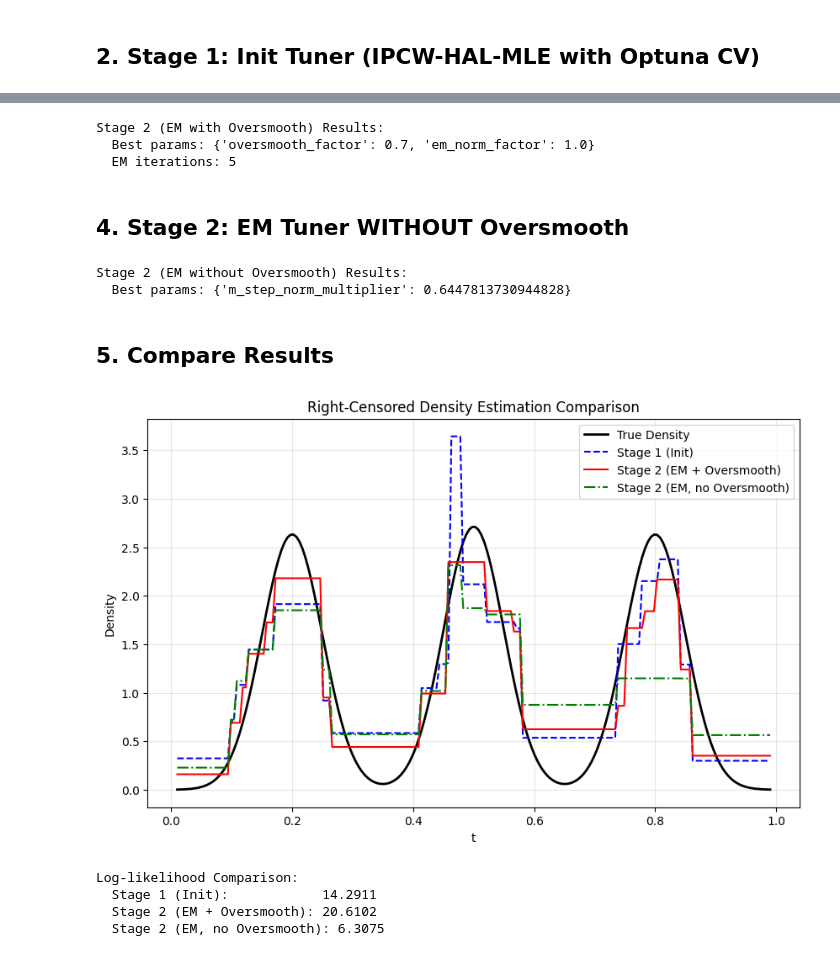
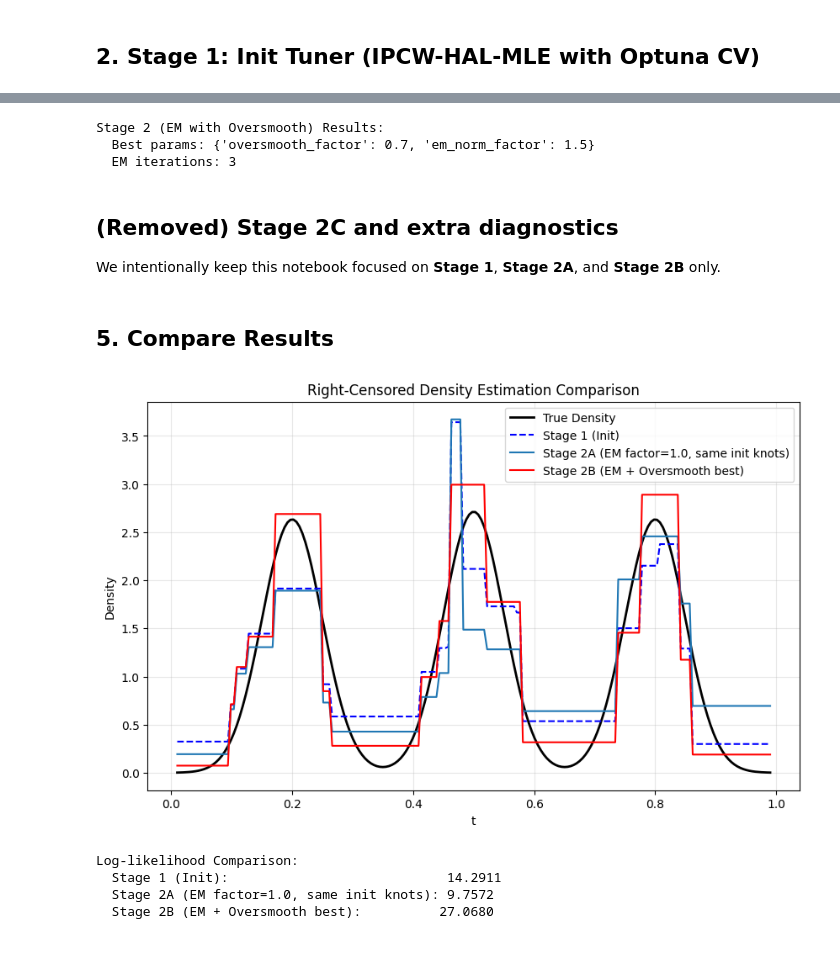
Before and after one commit to zhengpu-berkeley/HALDensity, a Jupyter notebook: examples/example_right_censored_density_estimator.ipynb, the cells around one changed output, grey strips where cells are left out. Cells and saved outputs as stored; diff of their text form; code cells hidden in the pictures.

```diff
--- a/examples/example_right_censored_density_estimator.ipynb
+++ b/examples/example_right_censored_density_estimator.ipynb
@@ -105,12 +149,15 @@ Stage 1 (Init) Results:
 # %%
 # Run EM Tuner with oversmoothing (default behavior)
+# NOTE: set n_grid_points to match Stage 1 (Init) to make factor=1.0 comparisons meaningful.
 em_tuner_oversmooth = RightCensoredEMTuner(
     data,
     stage1_estimator=init_result.estimator,
+    n_grid_points=100,
     do_over_smooth=True,  # Grid search over oversmooth factors
     oversmooth_factors=[0.6, 0.7, 0.8, 0.9, 1.0],
     em_m_imputations=50,
     em_max_em_iter=20,
+    em_norm_factor=1.5,
     silent=True,
 )
 
@@ -121,69 +168,59 @@ print(f"  Best params: {em_result_oversmooth.best_params}")
 print(f"  EM iterations: {len(em_result_oversmooth.metadata['em_records'])}")
 # %% [output]
 Stage 2 (EM with Oversmooth) Results:
-  Best params: {'oversmooth_factor': 0.7, 'em_norm_factor': 1.0}
-  EM iterations: 5
+  Best params: {'oversmooth_factor': 0.7, 'em_norm_factor': 1.5}
+  EM iterations: 3
-# %% [markdown]
-## 4. Stage 2: EM Tuner WITHOUT Oversmooth
-# %%
-# Run EM Tuner without oversmoothing (CV for m_step_norm_multiplier)
-em_tuner_no_oversmooth = RightCensoredEMTuner(
-    data,
-    stage1_estimator=init_result.estimator,
-    do_over_smooth=False,  # Use CV for EM tuning
-    cv_folds=3,
-    em_m_imputations=50,
-    em_max_em_iter=20,
-    silent=True,
-)
-
-em_result_no_oversmooth = em_tuner_no_oversmooth.optimize()
-
-print("Stage 2 (EM without Oversmooth) Results:")
-print(f"  Best params: {em_result_no_oversmooth.best_params}")
-# %% [output]
-Stage 2 (EM without Oversmooth) Results:
-  Best params: {'m_step_norm_multiplier': 0.6447813730944828}
+# %% [markdown]
+## (Removed) Stage 2C and extra diagnostics
+
+We intentionally keep this notebook focused on **Stage 1**, **Stage 2A**, and **Stage 2B** only.
 # %% [markdown]
 ## 5. Compare Results
 # %%
 # Get densities from each estimator
 grid = np.linspace(0.01, 0.99, 200)
 
 init_density = init_result.estimator.get_density_at_points(grid)
+
+# True “no-oversmooth EM” baseline: factor=1.0 using the Stage-1 tuned estimator as working model
+em_factor1_density = em_est_factor1.get_density_at_points(grid)
+
+# EM + oversmooth best
 em_oversmooth_density = em_result_oversmooth.estimator.get_density_at_points(grid)
-em_no_oversmooth_density = em_result_no_oversmooth.estimator.get_density_at_points(grid)
+
+# CV-tuned M-step penalty variant (ECVM-style)
+# (Only keep Stage 1, Stage 2A, Stage 2B in this notebook)
 
 # True density
 # true_density = beta.pdf(grid, 2, 5)
 true_density = sampler.compute_density(grid)
 
 # Plot
 plt.figure(figsize=(10, 6))
 plt.plot(grid, true_density, 'k-', lw=2, label='True Density')
 plt.plot(grid, init_density, 'b--', lw=1.5, label='Stage 1 (Init)')
-plt.plot(grid, em_oversmooth_density, 'r-', lw=1.5, label='Stage 2 (EM + Oversmooth)')
-plt.plot(grid, em_no_oversmooth_density, 'g-.', lw=1.5, label='Stage 2 (EM, no Oversmooth)')
+plt.plot(grid, em_factor1_density, color='tab:blue', lw=1.5, label='Stage 2A (EM factor=1.0, same init knots)')
+plt.plot(grid, em_oversmooth_density, 'r-', lw=1.5, label='Stage 2B (EM + Oversmooth best)')
 plt.xlabel('t')
 plt.ylabel('Density')
 plt.title('Right-Censored Density Estimation Comparison')
 plt.legend()
 plt.grid(True, alpha=0.3)
 plt.show()
 # %% [output]
-[figure, old version]
+[figure, new version]
 # %%
-# Compute log-likelihoods
-init_ll = incomplete_loglik(init_result.estimator, data)
-em_oversmooth_ll = incomplete_loglik(em_result_oversmooth.estimator, data)
-em_no_oversmooth_ll = incomplete_loglik(em_result_no_oversmooth.estimator, data)
+# Compute log-likelihoods (only Stage 1, Stage 2A, Stage 2B)
+init_ll = float(incomplete_loglik(init_result.estimator, data))
+em_factor1_ll = float(incomplete_loglik(em_est_factor1, data))
+em_oversmooth_ll = float(incomplete_loglik(em_result_oversmooth.estimator, data))
 
 print("Log-likelihood Comparison:")
-print(f"  Stage 1 (Init):            {init_ll:.4f}")
-print(f"  Stage 2 (EM + Oversmooth): {em_oversmooth_ll:.4f}")
-print(f"  Stage 2 (EM, no Oversmooth): {em_no_oversmooth_ll:.4f}")
+print(f"  Stage 1 (Init):                            {init_ll:.4f}")
+print(f"  Stage 2A (EM factor=1.0, same init knots): {em_factor1_ll:.4f}")
+print(f"  Stage 2B (EM + Oversmooth best):          {em_oversmooth_ll:.4f}")
 # %% [output]
 Log-likelihood Comparison:
-  Stage 1 (Init):            14.2911
-  Stage 2 (EM + Oversmooth): 20.6102
-  Stage 2 (EM, no Oversmooth): 6.3075
+  Stage 1 (Init):                            14.2911
+  Stage 2A (EM factor=1.0, same init knots): 9.7572
+  Stage 2B (EM + Oversmooth best):          27.0680
```
Also changed, not shown: parts of 9 cells of this notebook, 2 other files.
